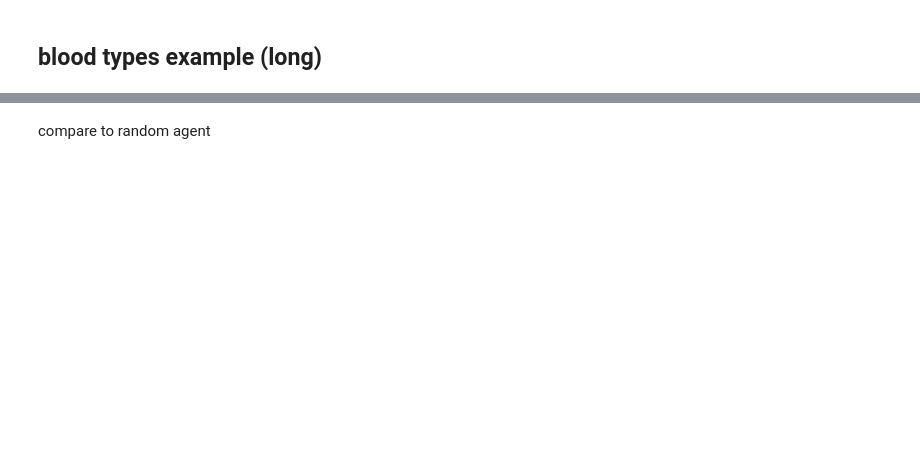
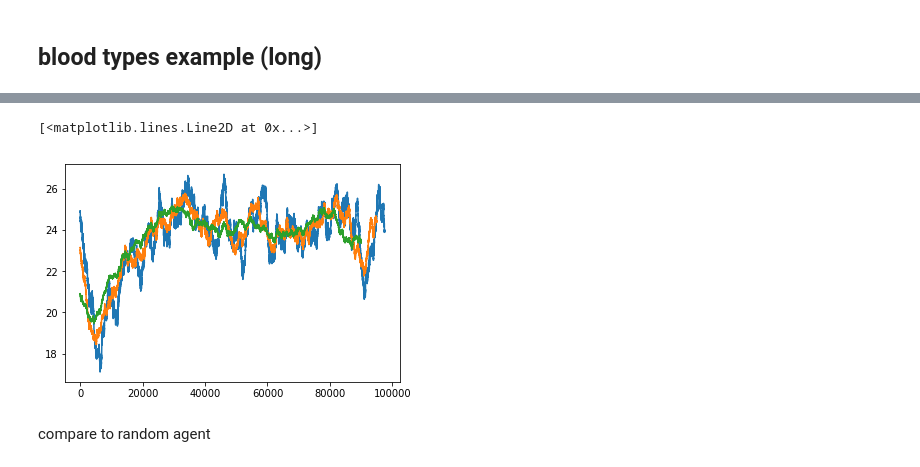
Before and after one commit to currymj/dynamic-set-packing-gym, a Jupyter notebook: examples/policy_gradient_pytorch.ipynb, the cells around one changed output, grey strips where cells are left out. Drawn from its saved outputs; the diff is of its cells as text; code cells hidden in the pictures; blank space fills up the shorter version.

```diff
--- a/examples/policy_gradient_pytorch.ipynb
+++ b/examples/policy_gradient_pytorch.ipynb
@@ -147,0 +217,7 @@ plt.plot(ep_rewards)
+# %%
+plt.plot(running_mean(ep_rewards_old, 2500))
+plt.plot(running_mean(ep_rewards_old, 5000))
+plt.plot(running_mean(ep_rewards_old, 10000))
+# %% [output]
+[<matplotlib.lines.Line2D at 0x...>]
+[figure, added]
```
Also changed, not shown: parts of 22 cells of this notebook, 3 other files.
